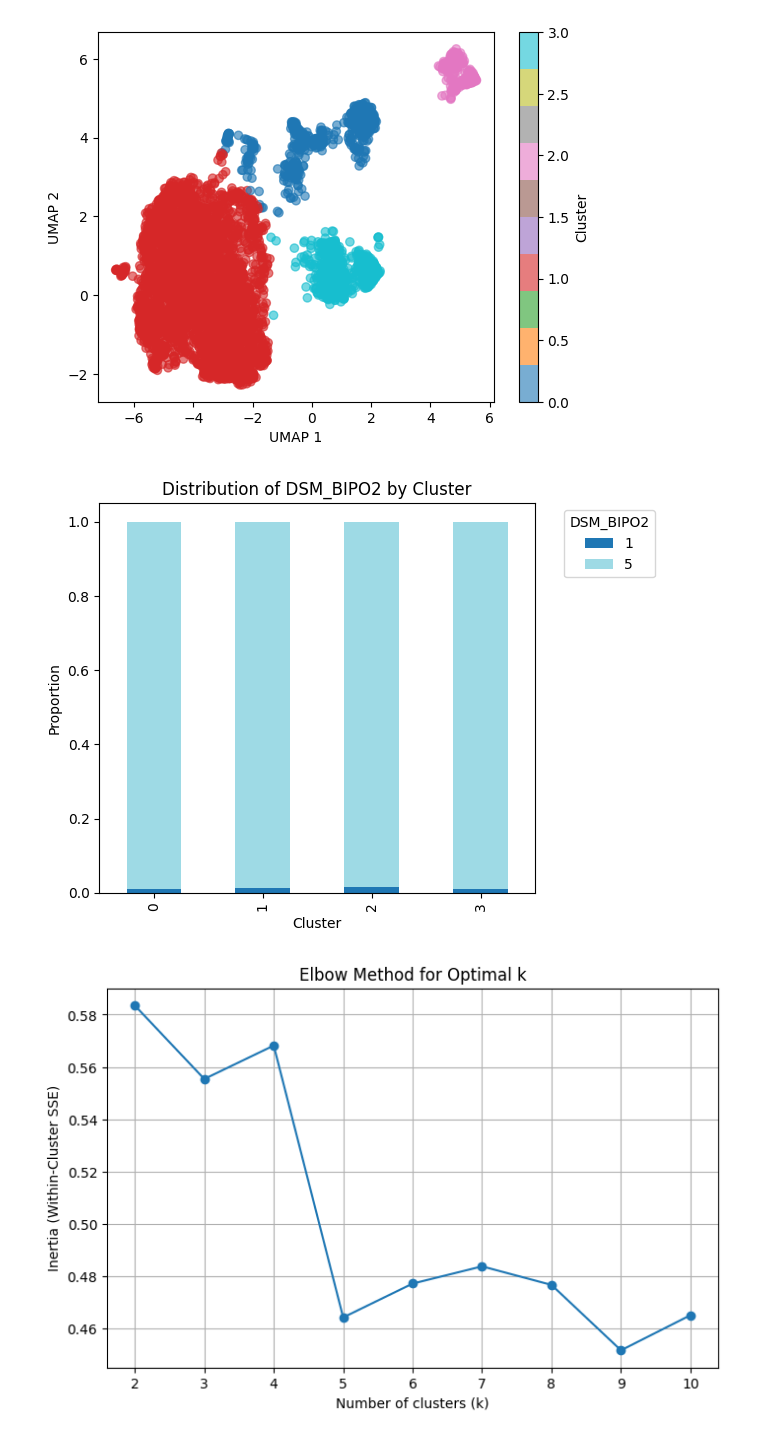
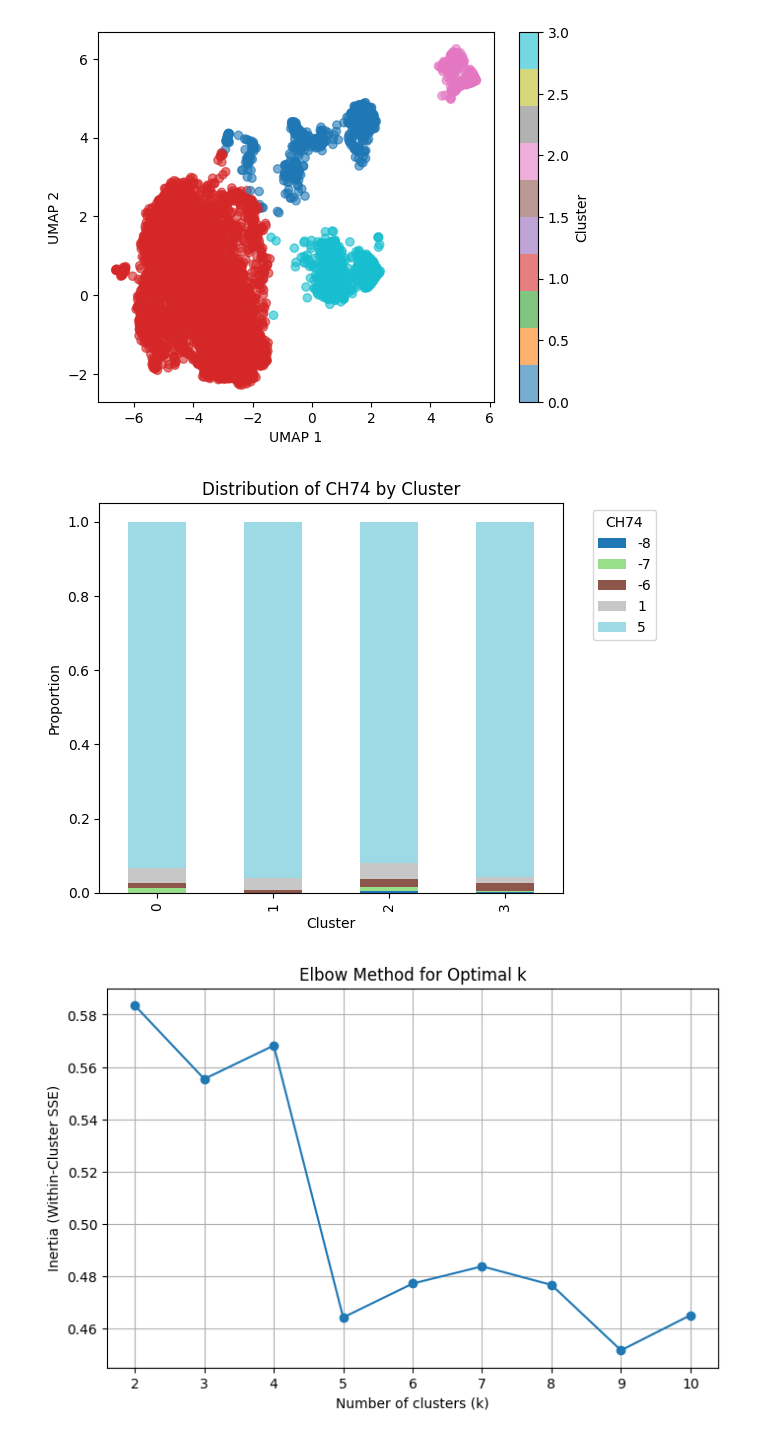
Before and after one commit to samroska/milestone-2-siads-696, a Jupyter notebook: Clustering.ipynb, the cells around one changed output. Saved outputs shown, nothing was run; the diff lists cells and outputs as text; code cells hidden in the pictures.

```diff
--- a/Clustering.ipynb
+++ b/Clustering.ipynb
@@ -285,18 +287,18 @@ X_clustered2 = all_df.copy()
 X_clustered2["cluster"] = labels4
 X_clustered2.to_csv('./data/clustered_all_df.csv', index=False)
 # %%
-feature = 'DSM_BIPO2'
+feature = 'CH74'
 crosstab = pd.crosstab(X_clustered2['cluster'], X_clustered2[feature], normalize='index')
 
 crosstab.plot(kind='bar', stacked=True, colormap='tab20')
 plt.title(f"Distribution of {feature} by Cluster")
 plt.ylabel("Proportion")
 plt.xlabel("Cluster")
 plt.legend(title=feature, bbox_to_anchor=(1.05, 1), loc='upper left')
 plt.tight_layout()
 plt.show()
 # %% [output]
-[figure, old version]
+[figure, new version]
 # %%
 sil_scores = []
 k_range = range(2, 11)
```
Also changed, not shown: parts of 3 cells of this notebook, 1 other file.
